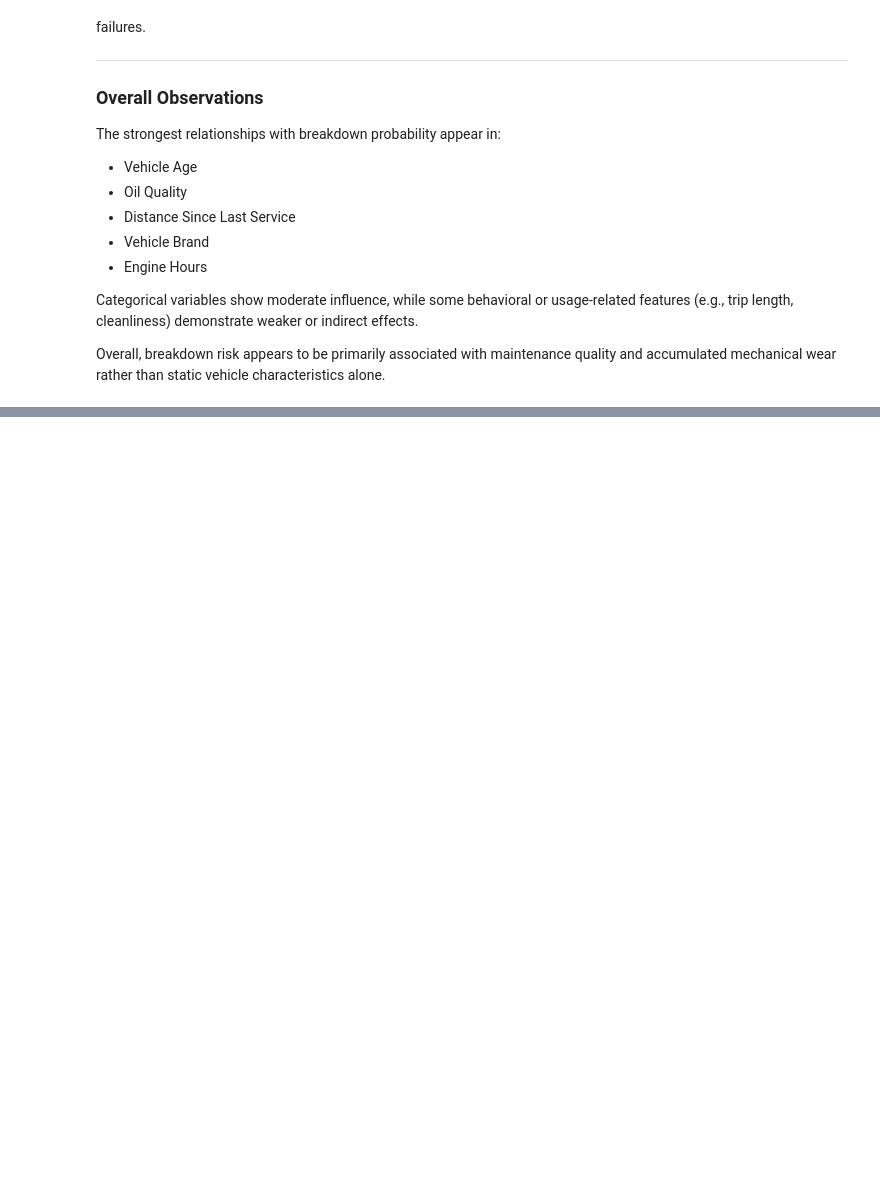
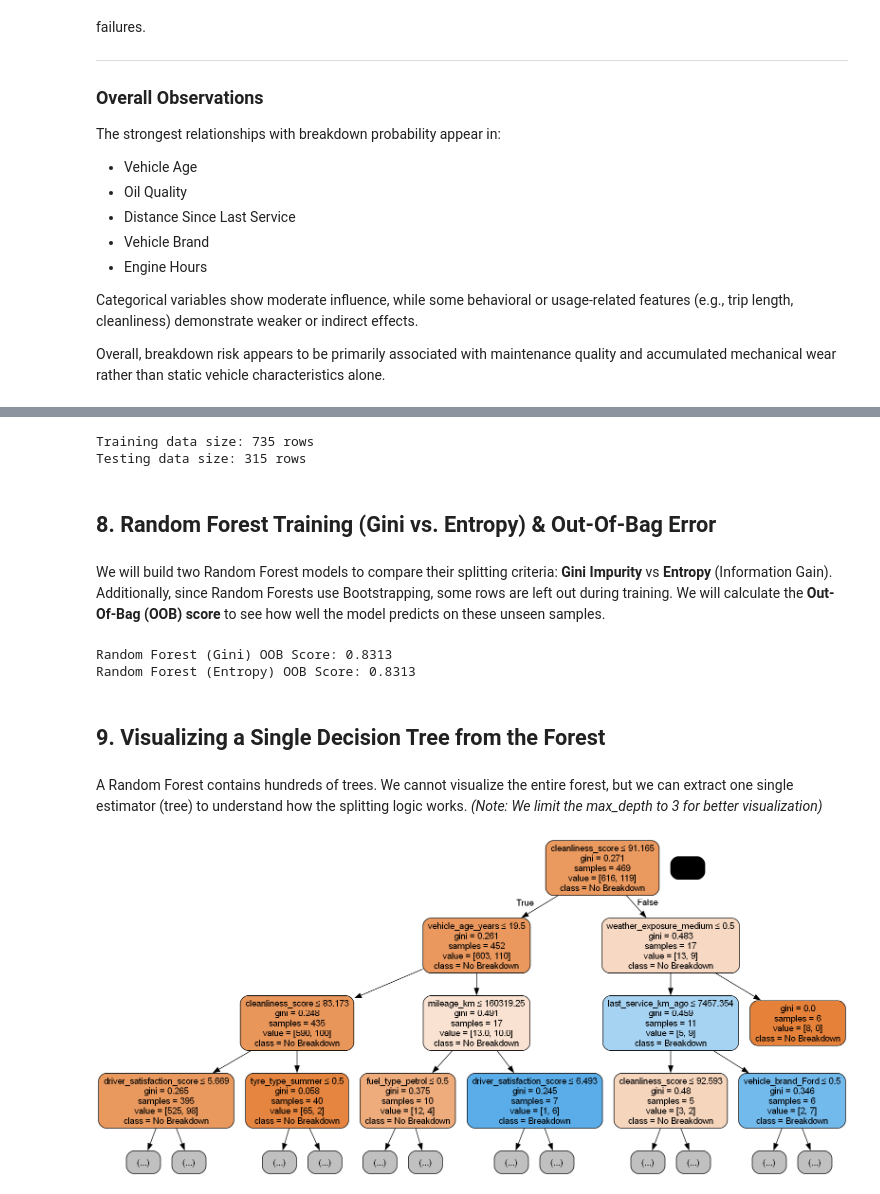
Before and after one commit to IlliaKrivoruchko/Car_Breakdown, a Jupyter notebook: Car_Breakdown_Team7.ipynb, the cells around one changed output, grey strips where cells are left out. Drawn from its saved outputs; the diff is of its cells as text; code cells hidden in the pictures; blank space fills up the shorter version.

Commit message:
first version

```diff
--- a/Car_Breakdown_Team7.ipynb
+++ b/Car_Breakdown_Team7.ipynb
@@ -655,0 +545,53 @@ Based on this critical analysis, we made the active decision to implement median
+# %%
+# Define Features (X) and Labels (y)
+feature_cols = [col for col in train_encoded.columns if col not in ['id', 'breakdown_next_30_days']]
+X = train_encoded[feature_cols]
+y = train_encoded['breakdown_next_30_days']
+
+# Split dataset (70% training, 30% test)
+X_train, X_test, y_train, y_test = train_test_split(X, y, test_size=0.3, stratify=y)
+
+print(f"Training data size: {X_train.shape[0]} rows")
+print(f"Testing data size: {X_test.shape[0]} rows")
+# %% [output]
+Training data size: 735 rows
+Testing data size: 315 rows
+# %% [markdown]
+## 8. Random Forest Training (Gini vs. Entropy) & Out-Of-Bag Error
+# %% [markdown]
+We will build two Random Forest models to compare their splitting criteria: **Gini Impurity** vs **Entropy** (Information Gain).
+Additionally, since Random Forests use Bootstrapping, some rows are left out during training. We will calculate the **Out-Of-Bag (OOB) score** to see how well the model predicts on these unseen samples.
+# %%
+# Train Model with GINI
+# We enable oob_score=True to test the Out-Of-Bag samples
+rf_gini = RandomForestClassifier(n_estimators=100, criterion='gini', oob_score=True)
+rf_gini.fit(X_train, y_train)
+
+# Train Model with ENTROPY
+rf_entropy = RandomForestClassifier(n_estimators=100, criterion='entropy', oob_score=True)
+rf_entropy.fit(X_train, y_train)
+
+print(f"Random Forest (Gini) OOB Score: {rf_gini.oob_score_:.4f}")
+print(f"Random Forest (Entropy) OOB Score: {rf_entropy.oob_score_:.4f}")
+# %% [output]
+Random Forest (Gini) OOB Score: 0.8313
+Random Forest (Entropy) OOB Score: 0.8313
+# %% [markdown]
+## 9. Visualizing a Single Decision Tree from the Forest
+# %% [markdown]
+A Random Forest contains hundreds of trees. We cannot visualize the entire forest, but we can extract one single estimator (tree) to understand how the splitting logic works.
+*(Note: We limit the max_depth to 3 for better visualization)*
+# %%
+# Extract the first tree (estimator 0) from the Gini forest
+single_tree = rf_gini.estimators_[0]
+
+# Print the decision tree
+dot_data = StringIO()
+export_graphviz(single_tree, out_file=dot_data, filled=True, rounded=True,
+                special_characters=True, feature_names=feature_cols,
+                class_names=['No Breakdown', 'Breakdown'], max_depth=3) # max_depth to keep it readable
+
+graph = pydotplus.graph_from_dot_data(dot_data.getvalue())
+Image(graph.create_png())
+# %% [output]
+[figure, added]
```
Also changed, not shown: parts of 30 cells of this notebook, 3 other files.
